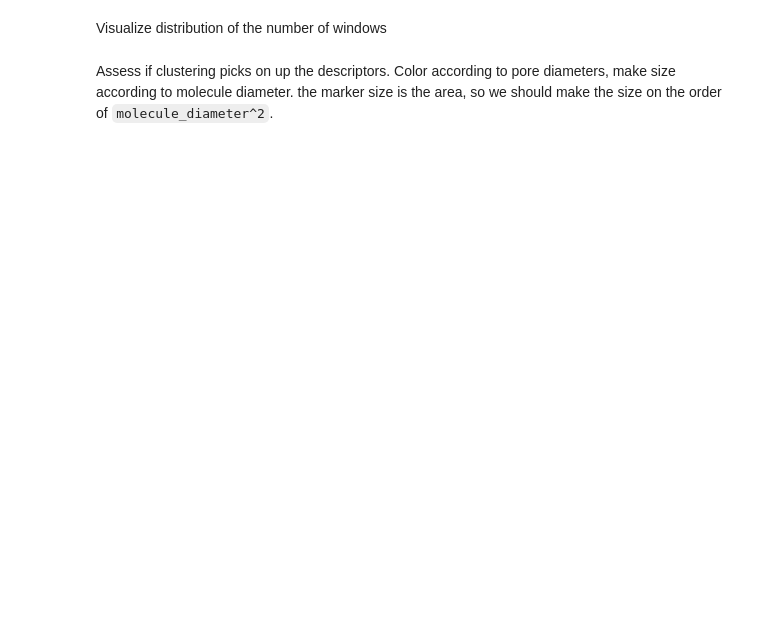
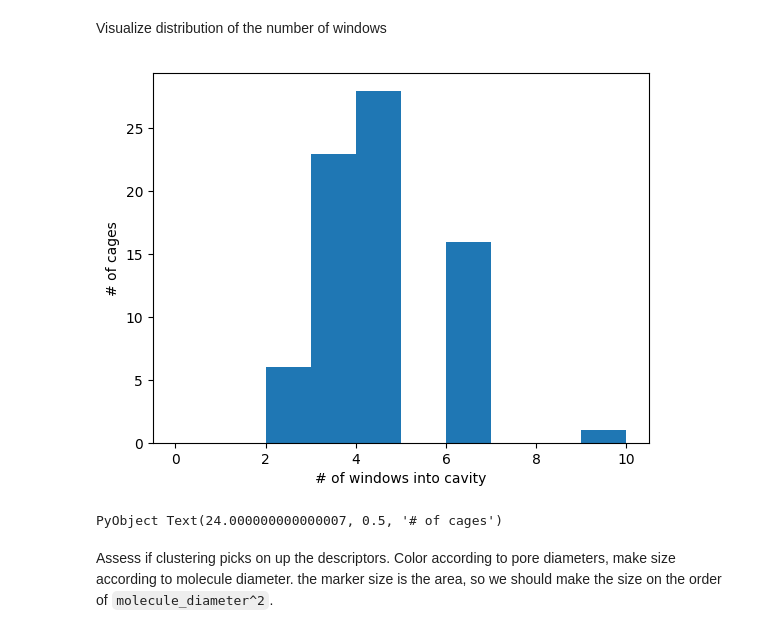
Before and after one commit to SimonEnsemble/latent_cage_space, a Jupyter notebook: cage_space-julia1.ipynb, the cells around one changed output. Drawn from its saved outputs; the diff is of its cells as text; code cells hidden in the pictures; blank space fills up the shorter version.

```diff
--- a/cage_space-julia1.ipynb
+++ b/cage_space-julia1.ipynb
@@ -972,10 +1487,13 @@ savefig("pywindow_descriptors_distn.png", format="png", dpi=300)
 # %% [markdown]
 Visualize distribution of the number of windows
 # %%
-fig = figure()
-plt[:hist](nb_windows, bins=0:10)
-xlabel("# of windows into cavity")
-ylabel("# of cages")
+fig = plt.figure()
+plt.hist(nb_windows, bins=0:10)
+plt.xlabel("# of windows into cavity")
+plt.ylabel("# of cages")
+# %% [output]
+[figure, added]
+PyObject Text(24.000000000000007, 0.5, '# of cages')
 # %% [markdown]
 Assess if clustering picks on up the descriptors.
 Color according to pore diameters, make size according to molecule diameter.
```
Also changed, not shown: parts of 42 cells of this notebook.
